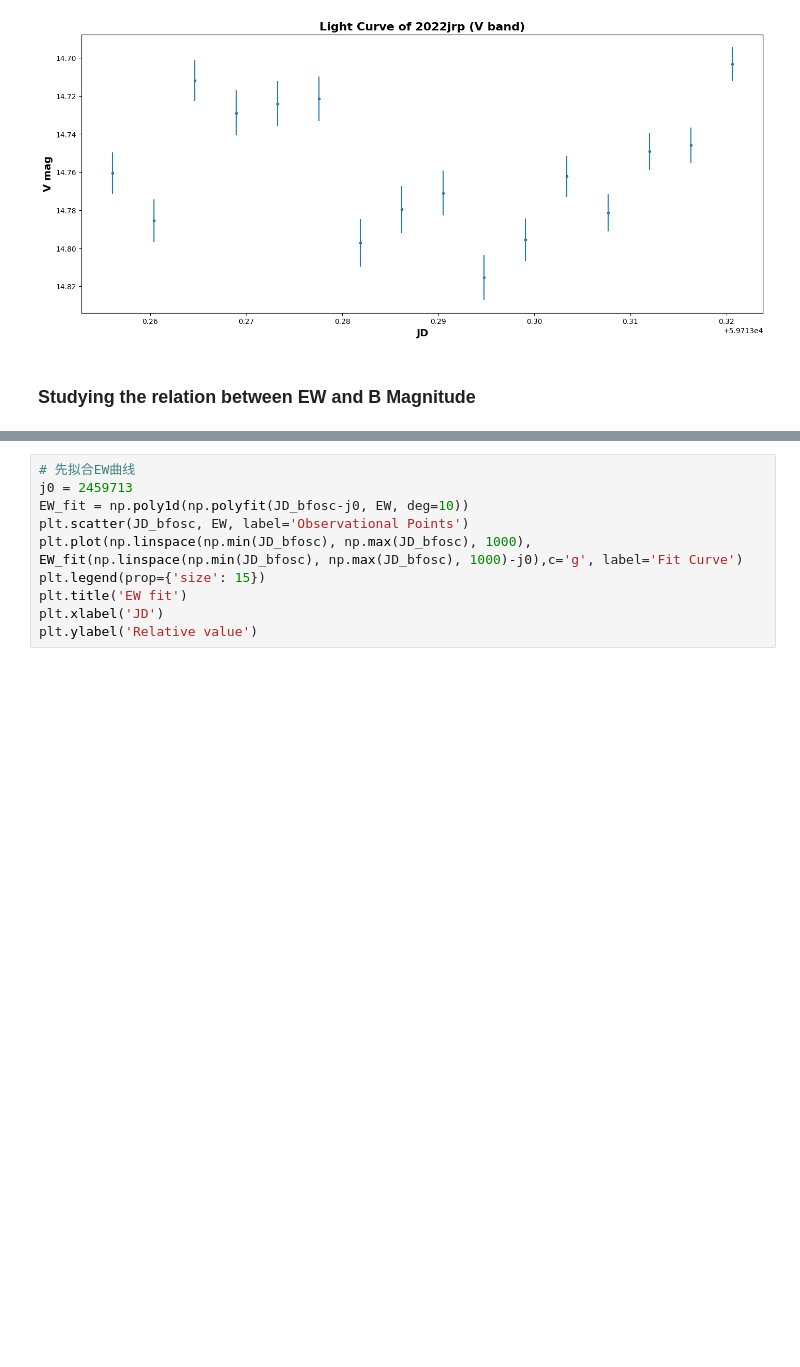
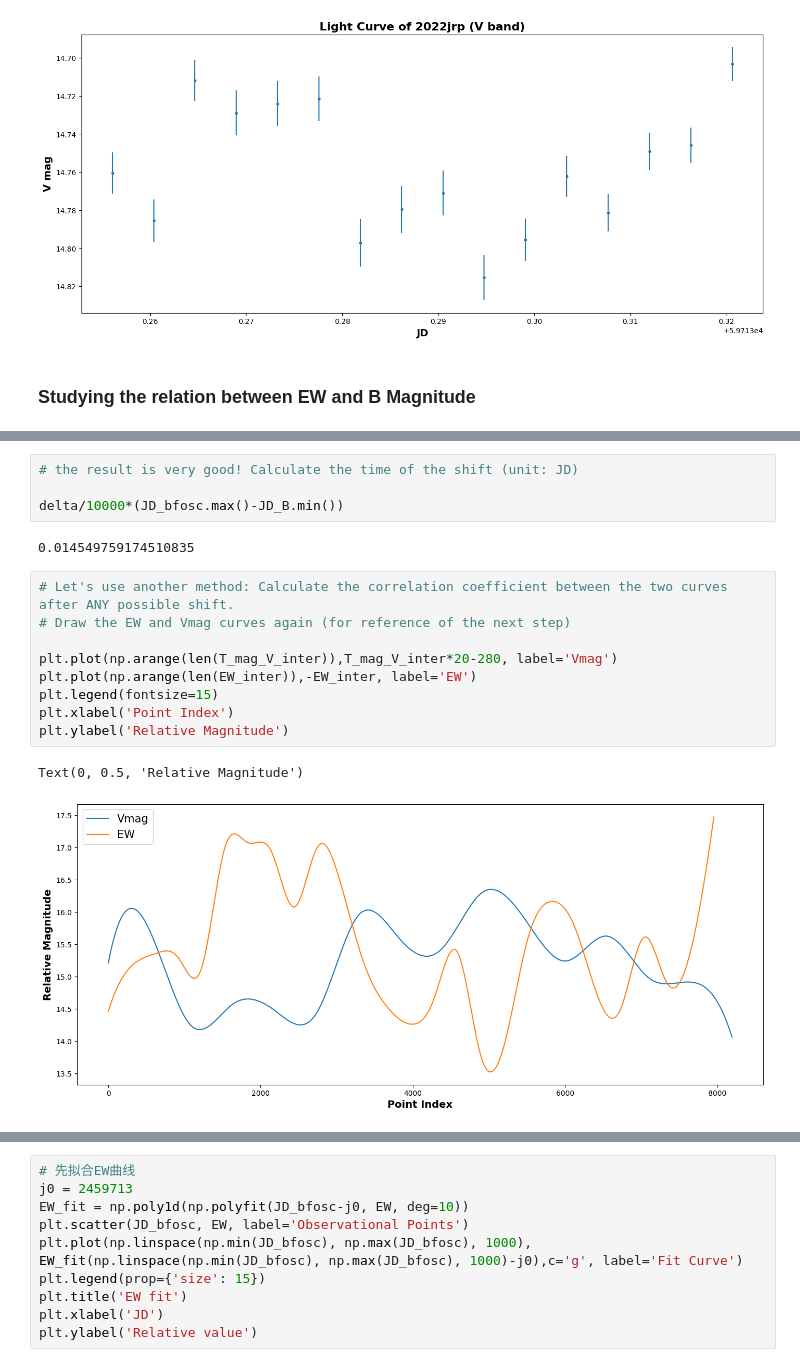
Before and after one commit to AnningGao/2022jrp, a Jupyter notebook: DateReduction.ipynb, the cells around one changed output, grey strips where cells are left out. Cells and saved outputs as stored; diff of their text form; blank space fills up the shorter version.

```diff
--- a/DateReduction.ipynb
+++ b/DateReduction.ipynb
@@ -384,0 +344,18 @@ delta/10000*(JD_bfosc.max()-JD_B.min())
+# %%
+# the result is very good! Calculate the time of the shift (unit: JD)
+
+delta/10000*(JD_bfosc.max()-JD_B.min())
+# %% [output]
+0.014549759174510835
+# %%
+# Let's use another method: Calculate the correlation coefficient between the two curves after ANY possible shift.
+# Draw the EW and Vmag curves again (for reference of the next step)
+
+plt.plot(np.arange(len(T_mag_V_inter)),T_mag_V_inter*20-280, label='Vmag')
+plt.plot(np.arange(len(EW_inter)),-EW_inter, label='EW')
+plt.legend(fontsize=15)
+plt.xlabel('Point Index')
+plt.ylabel('Relative Magnitude')
+# %% [output]
+Text(0, 0.5, 'Relative Magnitude')
+[figure, added]
```
Also changed, not shown: parts of 75 cells of this notebook.
